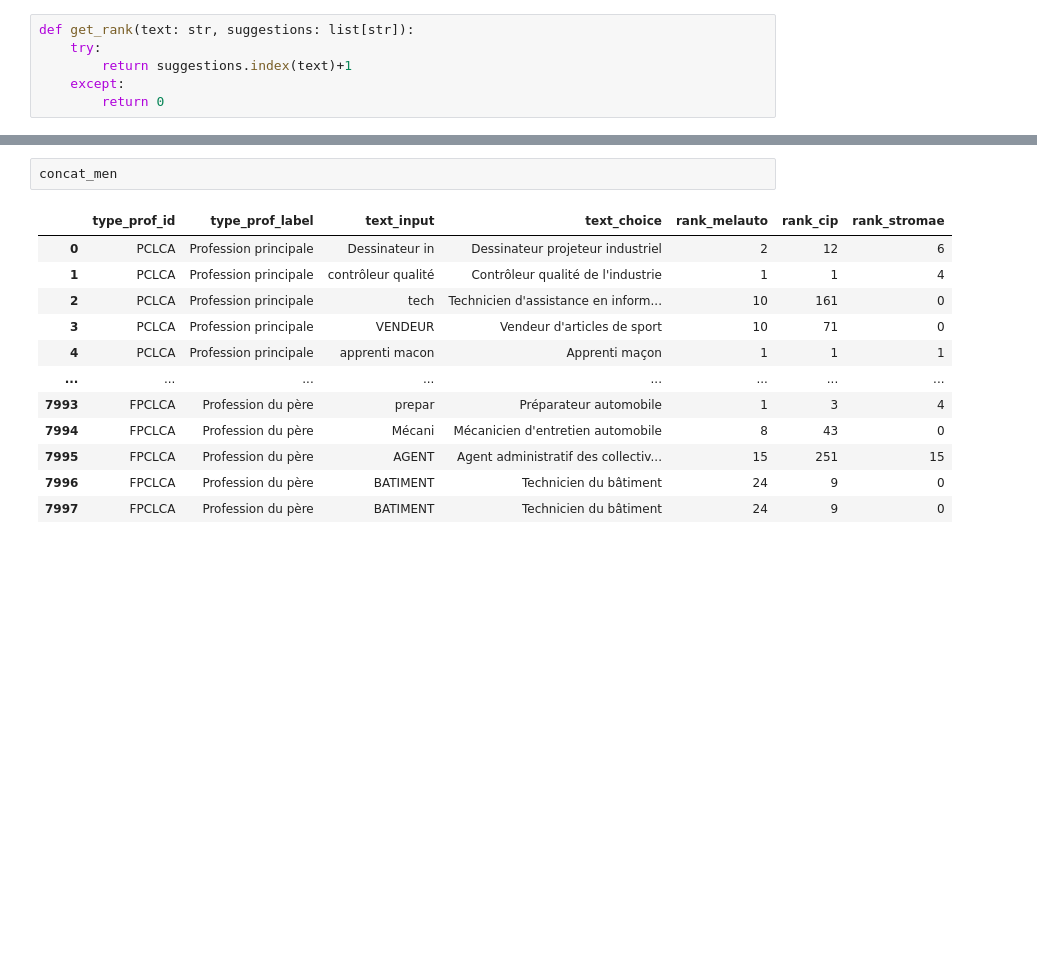
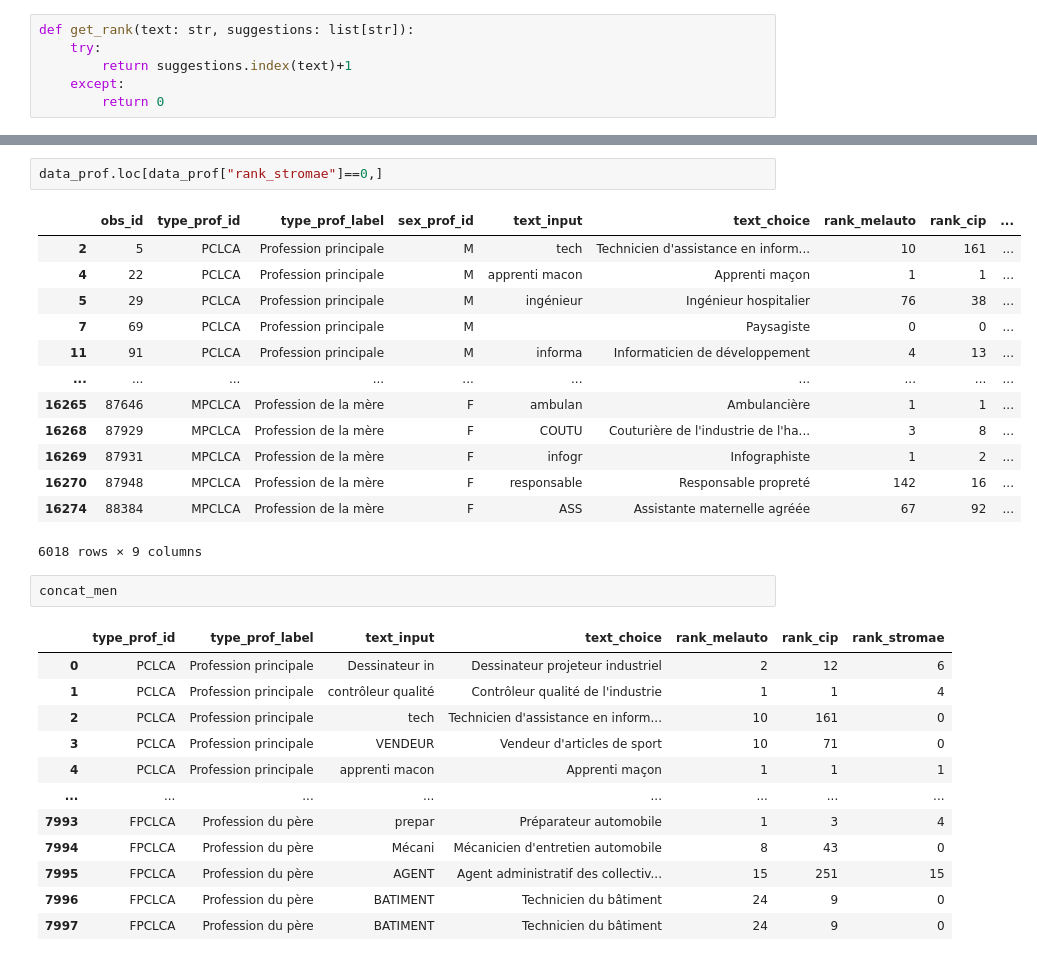
Before and after one commit to 90-01Z/Benchmark, a Jupyter notebook: test.ipynb, the cells around one changed output, grey strips where cells are left out. Drawn from its saved outputs; the diff is of its cells as text; blank space fills up the shorter version.

```diff
--- a/test.ipynb
+++ b/test.ipynb
@@ -106,3 +209,19 @@ concat_men = concat_men[["type_prof_id","type_prof_label","text_input","text_cho
+# %%
+data_prof.loc[data_prof["rank_stromae"]==0,]
+# %% [output]
+|  | obs_id | type_prof_id | type_prof_label | sex_prof_id | text_input | text_choice | rank_melauto | rank_cip | ... |
+| 2 | 5 | PCLCA | Profession principale | M | tech | Technicien d'assistance en inform... | 10 | 161 | ... |
+| 4 | 22 | PCLCA | Profession principale | M | apprenti macon | Apprenti maçon | 1 | 1 | ... |
+| 5 | 29 | PCLCA | Profession principale | M | ingénieur | Ingénieur hospitalier | 76 | 38 | ... |
+| 7 | 69 | PCLCA | Profession principale | M |  | Paysagiste | 0 | 0 | ... |
+| 11 | 91 | PCLCA | Profession principale | M | informa | Informaticien de développement | 4 | 13 | ... |
+| ... | ... | ... | ... | ... | ... | ... | ... | ... | ... |
+| 16265 | 87646 | MPCLCA | Profession de la mère | F | ambulan | Ambulancière | 1 | 1 | ... |
+| 16268 | 87929 | MPCLCA | Profession de la mère | F | COUTU | Couturière de l'industrie de l'ha... | 3 | 8 | ... |
+| 16269 | 87931 | MPCLCA | Profession de la mère | F | infogr | Infographiste | 1 | 2 | ... |
+| 16270 | 87948 | MPCLCA | Profession de la mère | F | responsable | Responsable propreté | 142 | 16 | ... |
+| 16274 | 88384 | MPCLCA | Profession de la mère | F | ASS | Assistante maternelle agréée | 67 | 92 | ... |
+6018 rows × 9 columns
 # %%
 concat_men
 # %% [output]
```
Also changed, not shown: parts of 25 cells of this notebook, 6 other files.
